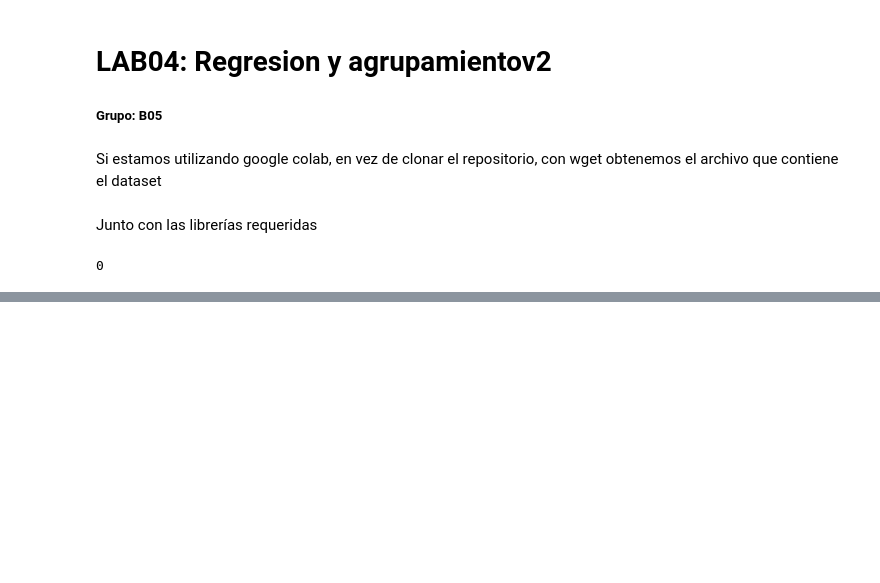
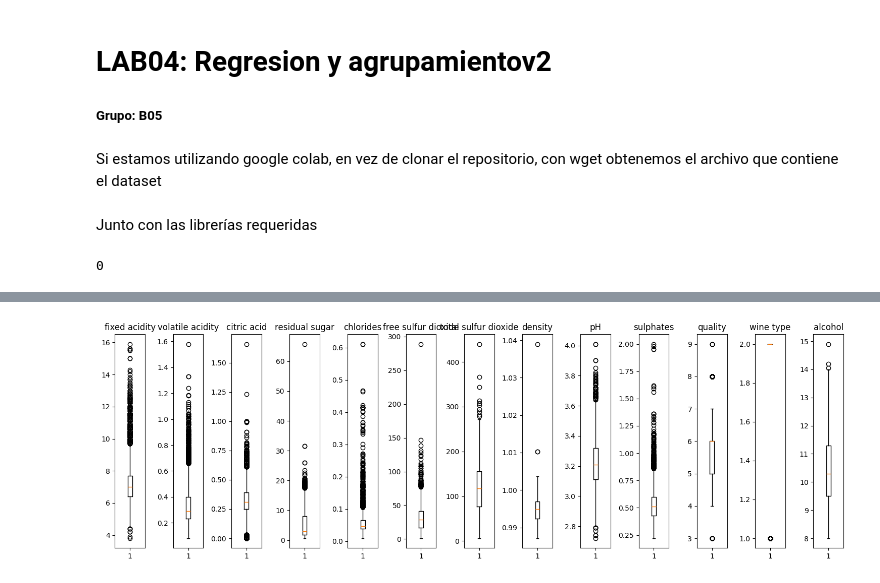
Before and after one commit to Alf-caput/LAB04_Regresion_y_agrupamiento, a Jupyter notebook: LAB04 Regresion_y_agrupamientov2.ipynb, the cells around one changed output, grey strips where cells are left out. Saved outputs shown, nothing was run; the diff lists cells and outputs as text; code cells hidden in the pictures; blank space fills up the shorter version.

```diff
--- a/LAB04 Regresion_y_agrupamientov2.ipynb
+++ b/LAB04 Regresion_y_agrupamientov2.ipynb
@@ -25,3 +25,10 @@ if not os.path.exists(requirements):
 os.system('pip install -r requirements.txt')
 # %% [output]
 0
+# %%
+import pandas as pd
+
+filename = 'wine_alcohol.csv'
+df = pd.read_csv(filename, sep=';')
+
+df.head()
@@ -27,0 +46,3 @@ os.system('pip install -r requirements.txt')
+# %%
+df = df.set_index('id')
+df.head()
@@ -27,0 +117,14 @@ os.system('pip install -r requirements.txt')
+# %%
+import matplotlib.pyplot as plt
+
+fig, axs = plt.subplots(nrows=1, ncols=len(df.columns), figsize=(15, 5))
+
+for i, columna in enumerate(df.columns):
+    axs[i].boxplot(df[columna])
+    axs[i].set_title(columna)
+
+plt.tight_layout()
+
+plt.show()
+# %% [output]
+[figure, added]
```
Also changed, not shown: parts of 52 cells of this notebook, 1 other file.
